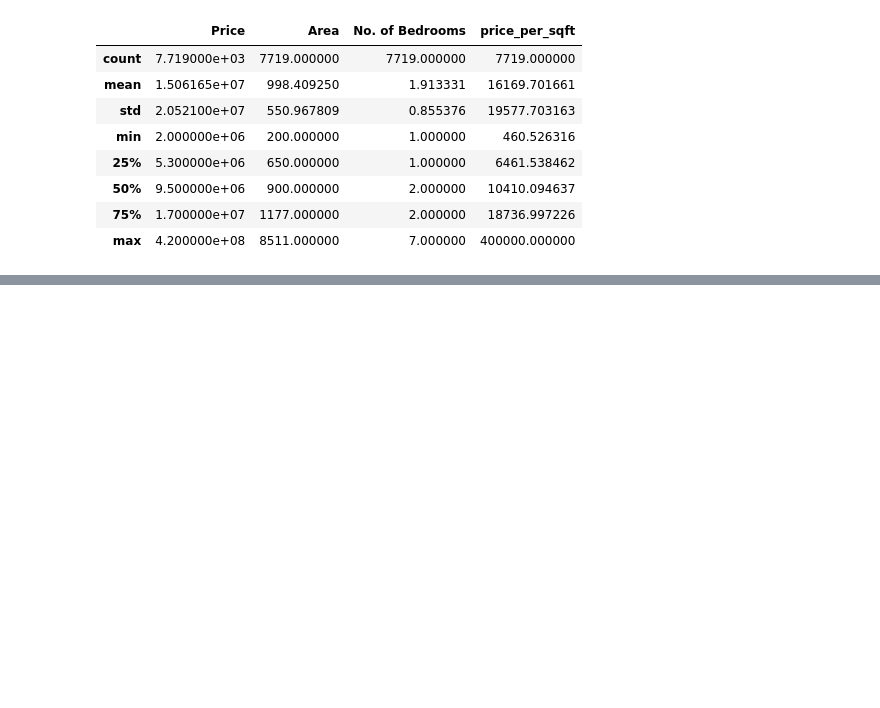
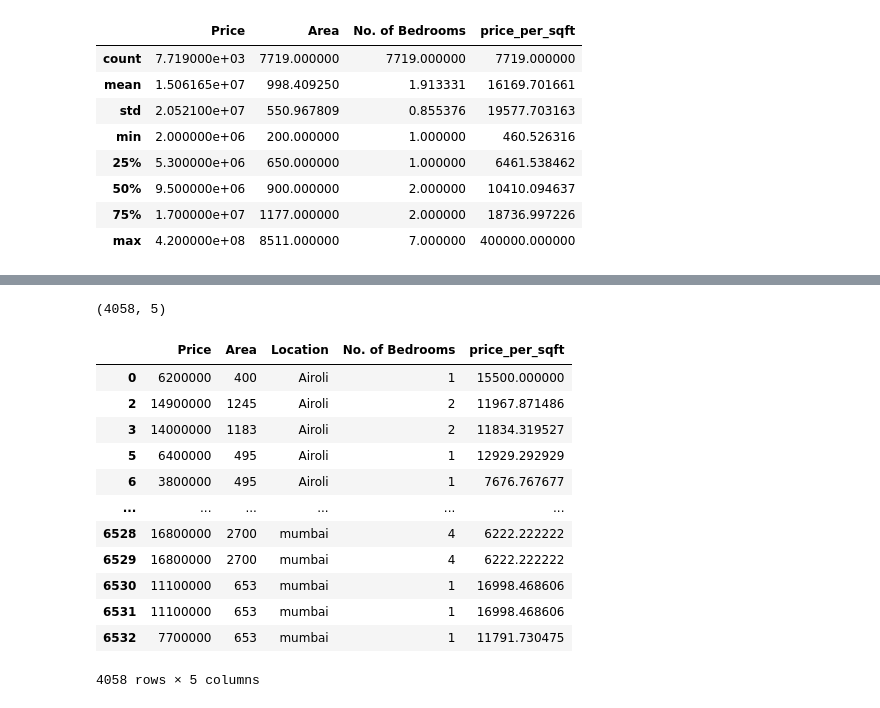
Before and after one commit to girishbans/HousePricePrediction, a Jupyter notebook: Mumbai_House_Prediction-girish.ipynb, the cells around one changed output, grey strips where cells are left out. Drawn from its saved outputs; the diff is of its cells as text; code cells hidden in the pictures; blank space fills up the shorter version.

```diff
--- a/Mumbai_House_Prediction-girish.ipynb
+++ b/Mumbai_House_Prediction-girish.ipynb
@@ -209,0 +221,2 @@ Name: Location, Length: 102, dtype: int64
+# %%
+data=data[data['Price']<1e8]
@@ -209,0 +266,15 @@ Name: Location, Length: 102, dtype: int64
+# %%
+def remove_outliers_sqft(df):
+    df_output = pd.DataFrame()
+    for key,subdf in df.groupby('Location'):
+
+        m=np.mean(subdf.price_per_sqft)
+
+        st = np.std(subdf.price_per_sqft)
+
+        gen_df = subdf[(subdf.price_per_sqft > (m-st)) & (subdf.price_per_sqft <= (m+st))]
+        df_output = pd.concat([df_output,gen_df],ignore_index=True)
+
+    return df_output
+data = remove_outliers_sqft(data)
+data.describe()
@@ -209,0 +295,18 @@ Name: Location, Length: 102, dtype: int64
+# %%
+def bhk_outlier_remover(df):
+    exclude_indices = np.array([])
+    for location,location_df in df.groupby('Location'):
+        bhk_stats = {}
+        for bhk,bhk_df in location_df.groupby('No. of Bedrooms'):
+            bhk_stats[bhk]={
+                'mean':np.mean(bhk_df.price_per_sqft),
+                'std' :np.std(bhk_df.price_per_sqft),
+                'count':bhk_df.shape[0]
+            }
+        for bhk,bhk_df in location_df.groupby('No. of Bedrooms'):
+            stats=bhk_stats.get(bhk-1)
+            if stats and stats['count']>5:
+                exclude_indices = np.append(exclude_indices,bhk_df[bhk_df.price_per_sqft<(stats['mean'])].index.values)
+    return df.drop(exclude_indices,axis='index')
+# %%
+data=bhk_outlier_remover(data)
@@ -209,0 +325,20 @@ Name: Location, Length: 102, dtype: int64
+# %%
+data.shape
+# %% [output]
+(4058, 5)
+# %%
+data
+# %% [output]
+|  | Price | Area | Location | No. of Bedrooms | price_per_sqft |
+| 0 | 6200000 | 400 | Airoli | 1 | 15500.000000 |
+| 2 | 14900000 | 1245 | Airoli | 2 | 11967.871486 |
+| 3 | 14000000 | 1183 | Airoli | 2 | 11834.319527 |
+| 5 | 6400000 | 495 | Airoli | 1 | 12929.292929 |
+| 6 | 3800000 | 495 | Airoli | 1 | 7676.767677 |
+| ... | ... | ... | ... | ... | ... |
+| 6528 | 16800000 | 2700 | mumbai | 4 | 6222.222222 |
+| 6529 | 16800000 | 2700 | mumbai | 4 | 6222.222222 |
+| 6530 | 11100000 | 653 | mumbai | 1 | 16998.468606 |
+| 6531 | 11100000 | 653 | mumbai | 1 | 16998.468606 |
+| 6532 | 7700000 | 653 | mumbai | 1 | 11791.730475 |
+4058 rows × 5 columns
```
Also changed, not shown: parts of 19 cells of this notebook, 2 other files.
